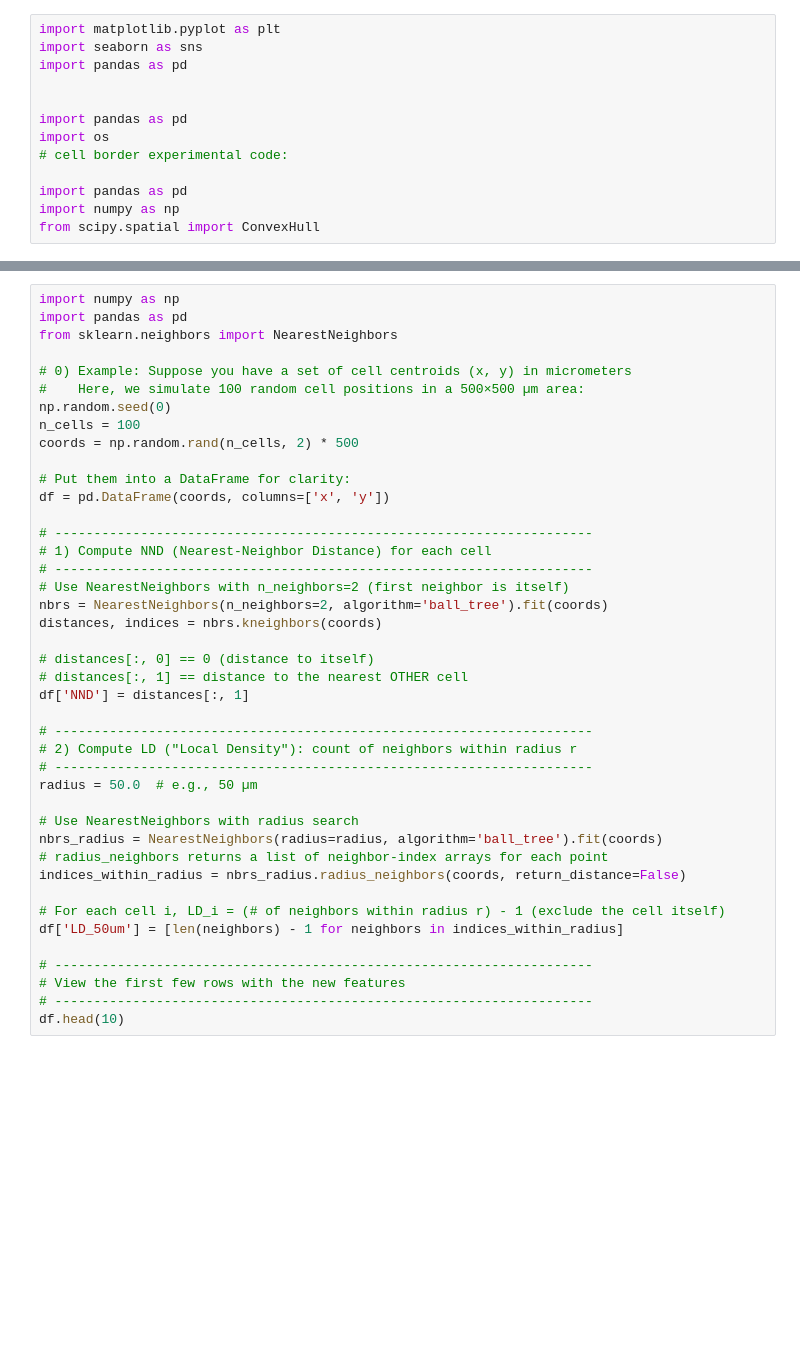
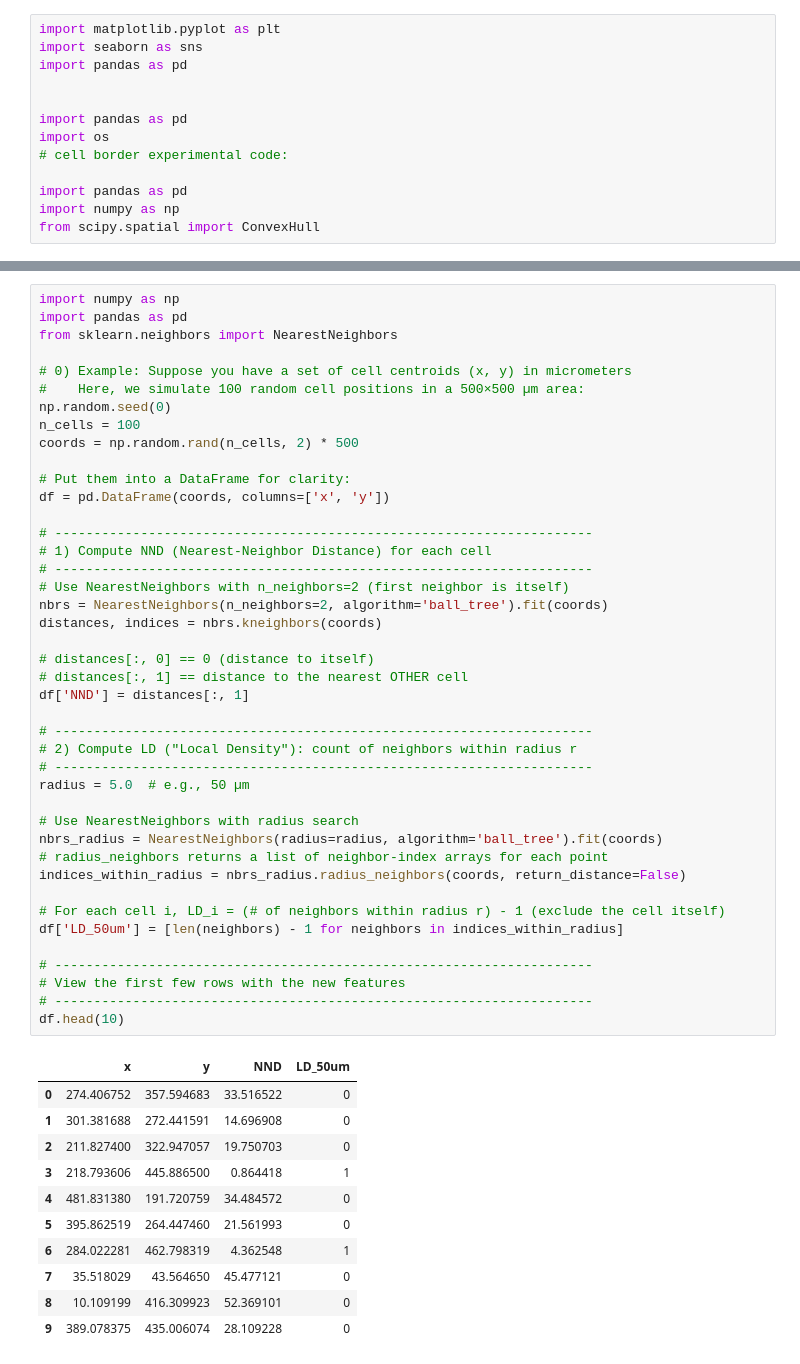
Before and after one commit to helclp/lab_proj1, a Jupyter notebook: ripleys_k.ipynb, the cells around one changed output, grey strips where cells are left out. Saved outputs shown, nothing was run; the diff lists cells and outputs as text; blank space fills up the shorter version.

```diff
--- a/ripleys_k.ipynb
+++ b/ripleys_k.ipynb
@@ -85,31 +97,43 @@ coords = np.random.rand(n_cells, 2) * 500
 # Put them into a DataFrame for clarity:
 df = pd.DataFrame(coords, columns=['x', 'y'])
 
 # ---------------------------------------------------------------------
 # 1) Compute NND (Nearest-Neighbor Distance) for each cell
 # ---------------------------------------------------------------------
 # Use NearestNeighbors with n_neighbors=2 (first neighbor is itself)
 nbrs = NearestNeighbors(n_neighbors=2, algorithm='ball_tree').fit(coords)
 distances, indices = nbrs.kneighbors(coords)
 
 # distances[:, 0] == 0 (distance to itself)
 # distances[:, 1] == distance to the nearest OTHER cell
 df['NND'] = distances[:, 1]
 
 # ---------------------------------------------------------------------
 # 2) Compute LD ("Local Density"): count of neighbors within radius r
 # ---------------------------------------------------------------------
-radius = 50.0  # e.g., 50 µm
+radius = 5.0  # e.g., 50 µm
 
 # Use NearestNeighbors with radius search
 nbrs_radius = NearestNeighbors(radius=radius, algorithm='ball_tree').fit(coords)
 # radius_neighbors returns a list of neighbor-index arrays for each point
 indices_within_radius = nbrs_radius.radius_neighbors(coords, return_distance=False)
 
 # For each cell i, LD_i = (# of neighbors within radius r) - 1 (exclude the cell itself)
 df['LD_50um'] = [len(neighbors) - 1 for neighbors in indices_within_radius]
 
 # ---------------------------------------------------------------------
 # View the first few rows with the new features
 # ---------------------------------------------------------------------
 df.head(10)
+# %% [output]
+|  | x | y | NND | LD_50um |
+| 0 | 274.406752 | 357.594683 | 33.516522 | 0 |
+| 1 | 301.381688 | 272.441591 | 14.696908 | 0 |
+| 2 | 211.827400 | 322.947057 | 19.750703 | 0 |
+| 3 | 218.793606 | 445.886500 | 0.864418 | 1 |
+| 4 | 481.831380 | 191.720759 | 34.484572 | 0 |
+| 5 | 395.862519 | 264.447460 | 21.561993 | 0 |
+| 6 | 284.022281 | 462.798319 | 4.362548 | 1 |
+| 7 | 35.518029 | 43.564650 | 45.477121 | 0 |
+| 8 | 10.109199 | 416.309923 | 52.369101 | 0 |
+| 9 | 389.078375 | 435.006074 | 28.109228 | 0 |
```
Also changed, not shown: parts of 3 cells of this notebook, 3 other files.
